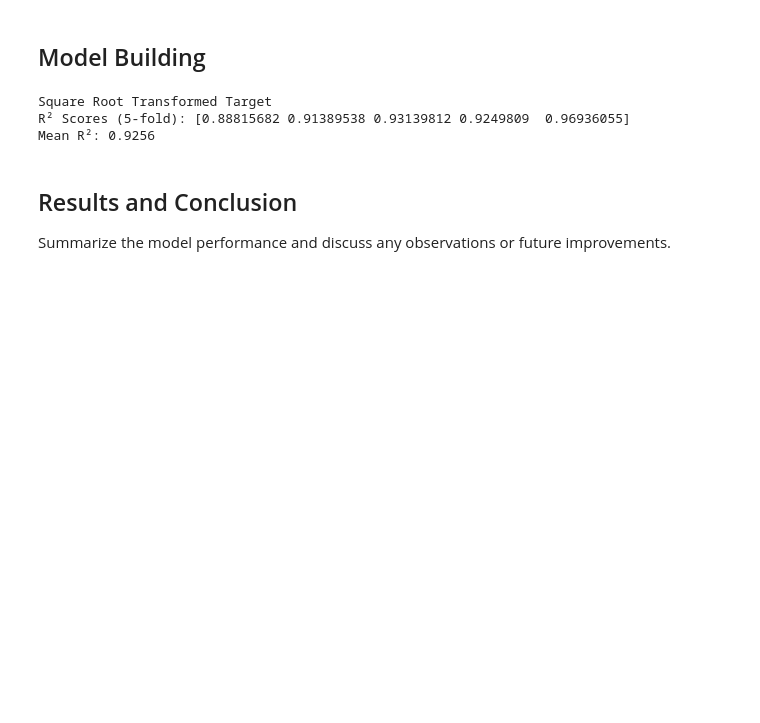
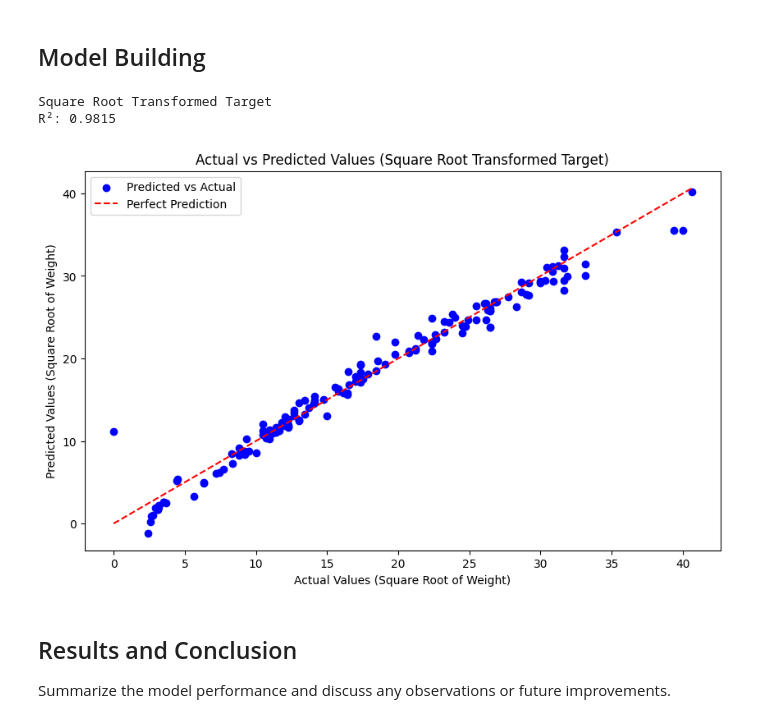
Before and after one commit to ibtissem101/DSC-Challenge, a Jupyter notebook: challenge.ipynb, the cells around one changed output. Drawn from its saved outputs; the diff is of its cells as text; code cells hidden in the pictures; blank space fills up the shorter version.

```diff
--- a/challenge.ipynb
+++ b/challenge.ipynb
@@ -147,31 +165,51 @@ df.head()
 ## Model Building
 # %%
 from sklearn.linear_model import LinearRegression
-from sklearn.model_selection import cross_val_score
-from sklearn.metrics import make_scorer, r2_score
+from sklearn.model_selection import train_test_split
+from sklearn.metrics import r2_score
 import numpy as np
 
 
-features = ['Length3', 'Height', 'Width']
+features = ['Length3', 'Height', 'Width', 'Length3_to_mean_ratio']
 X = df[features]
 y = df['Weight']
 
 y_sqrt = np.sqrt(y)
 
 
+X_train, X_test, y_train, y_test = train_test_split(X, y_sqrt, test_size=0.2, random_state=42)
+
+
 model = LinearRegression()
 
+model.fit(X_train, y_train)
 
-r2_scores = cross_val_score(model, X, y_sqrt, scoring='r2', cv=5)
+y_pred = model.predict(X_test)
+
+
+r2 = r2_score(y_test, y_pred)
 
 
 print("Square Root Transformed Target")
-print(f"R² Scores (5-fold): {r2_scores}")
-print(f"Mean R²: {np.mean(r2_scores):.4f}")
+print(f"R²: {r2:.4f}")
 # %% [output]
 Square Root Transformed Target
-R² Scores (5-fold): [0.88815682 0.91389538 0.93139812 0.9249809  0.96936055]
-Mean R²: 0.9256
+R²: 0.9815
+# %%
+
+y_pred = model.predict(X)
+
+
+plt.figure(figsize=(10, 6))
+plt.scatter(y_sqrt, y_pred, color='blue', label='Predicted vs Actual')
+plt.plot([min(y_sqrt), max(y_sqrt)], [min(y_sqrt), max(y_sqrt)], color='red', linestyle='--', label='Perfect Prediction')
+plt.title('Actual vs Predicted Values (Square Root Transformed Target)')
+plt.xlabel('Actual Values (Square Root of Weight)')
+plt.ylabel('Predicted Values (Square Root of Weight)')
+plt.legend()
+plt.show()
+# %% [output]
+[figure, added]
 # %% [markdown]
 ## Results and Conclusion
 
```
Also changed, not shown: parts of 7 cells of this notebook.
